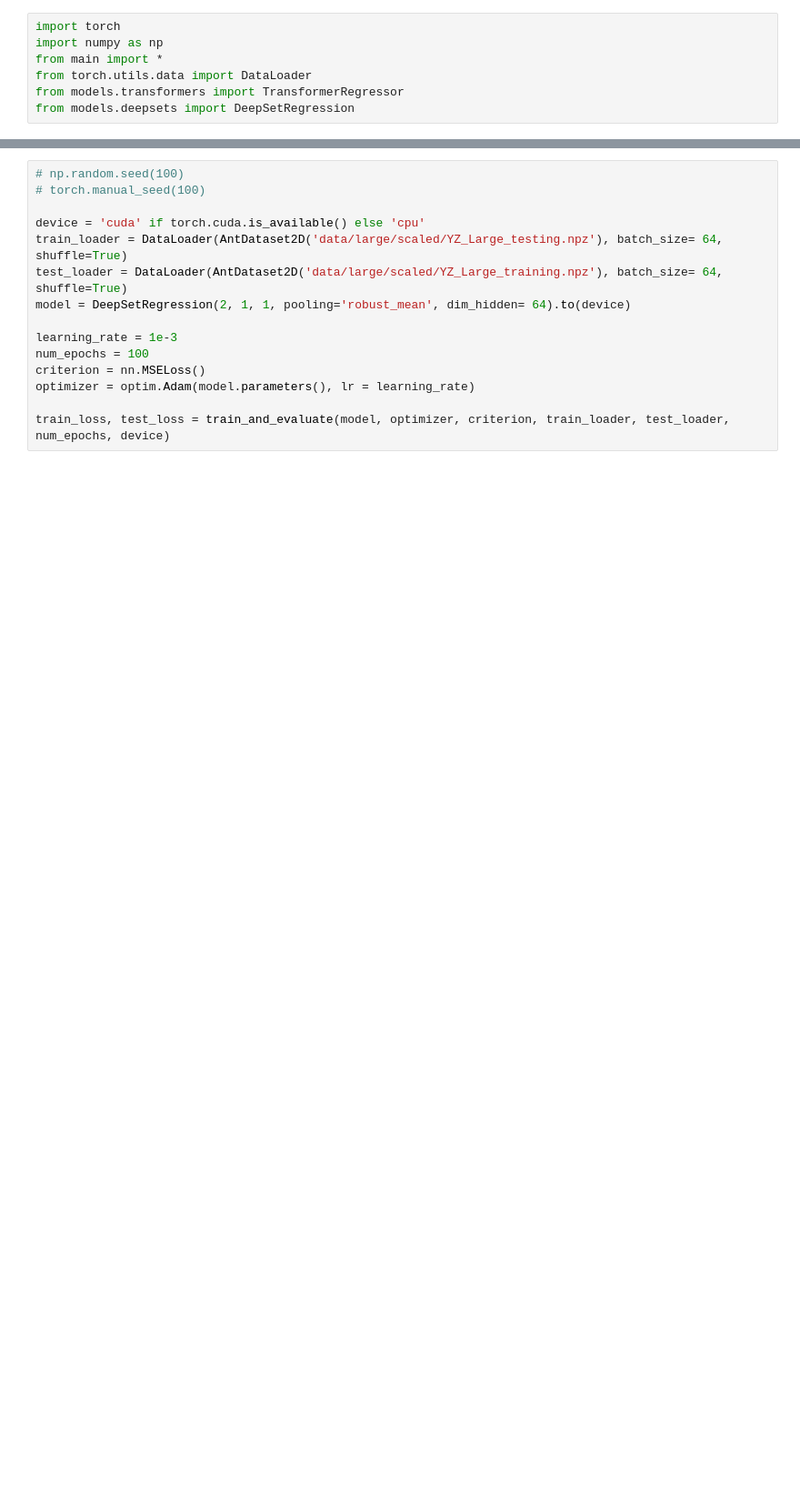
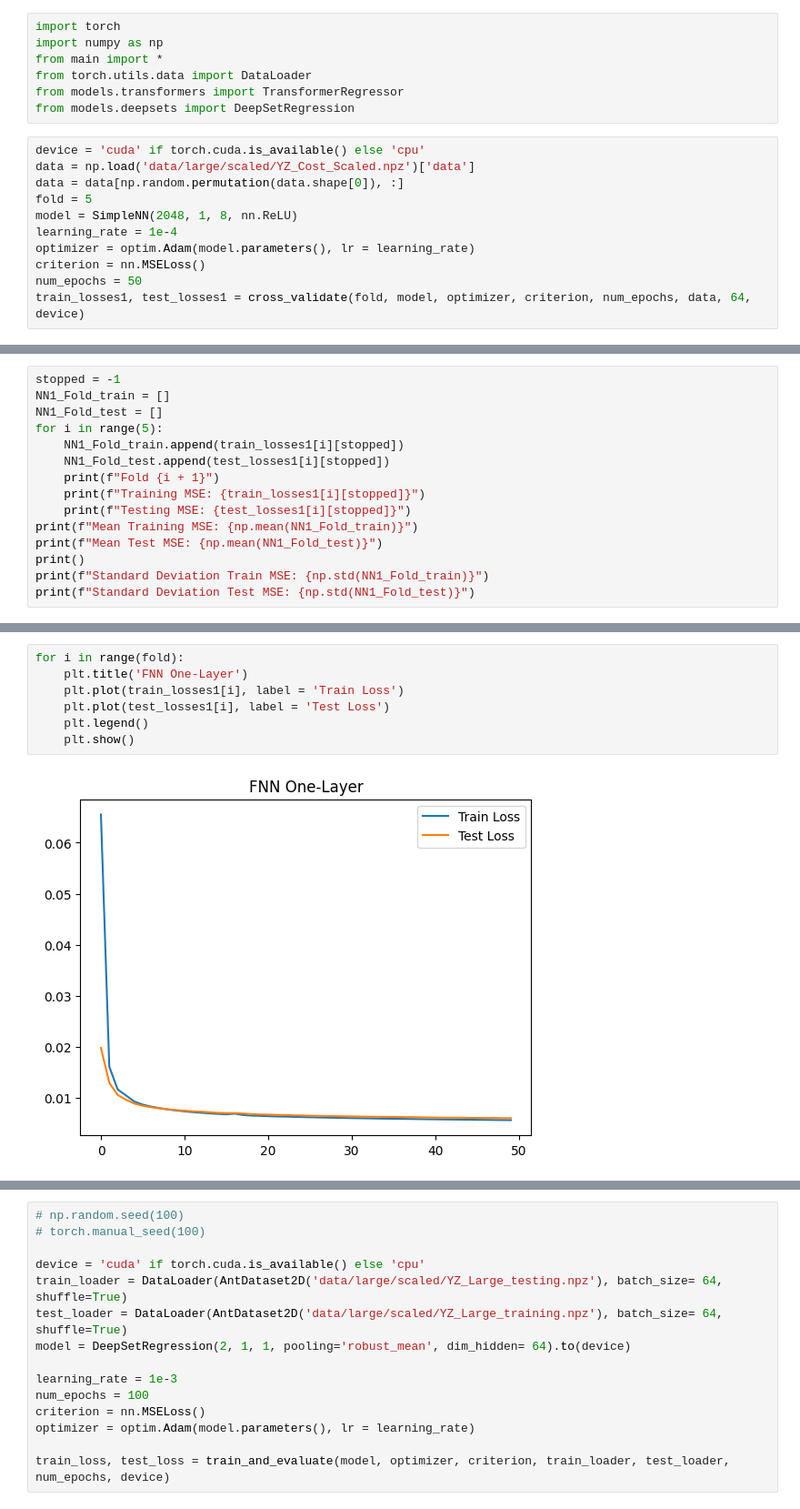
Before and after one commit to david5010/antenna_arrays, a Jupyter notebook: tests.ipynb, the cells around one changed output, grey strips where cells are left out. Shown: that part at 91% size. Drawn from its saved outputs; the diff is of its cells as text; blank space fills up the shorter version.

```diff
--- a/tests.ipynb
+++ b/tests.ipynb
@@ -5,3 +5,14 @@ from main import *
 from torch.utils.data import DataLoader
 from models.transformers import TransformerRegressor
 from models.deepsets import DeepSetRegression
+# %%
+device = 'cuda' if torch.cuda.is_available() else 'cpu'
+data = np.load('data/large/scaled/YZ_Cost_Scaled.npz')['data']
+data = data[np.random.permutation(data.shape[0]), :]
+fold = 5
+model = SimpleNN(2048, 1, 8, nn.ReLU)
+learning_rate = 1e-4
+optimizer = optim.Adam(model.parameters(), lr = learning_rate)
+criterion = nn.MSELoss()
+num_epochs = 50
+train_losses1, test_losses1 = cross_validate(fold, model, optimizer, criterion, num_epochs, data, 64, device)
@@ -7,0 +37,15 @@ from models.deepsets import DeepSetRegression
+# %%
+stopped = -1
+NN1_Fold_train = []
+NN1_Fold_test = []
+for i in range(5):
+    NN1_Fold_train.append(train_losses1[i][stopped])
+    NN1_Fold_test.append(test_losses1[i][stopped])
+    print(f"Fold {i + 1}")
+    print(f"Training MSE: {train_losses1[i][stopped]}")
+    print(f"Testing MSE: {test_losses1[i][stopped]}")
+print(f"Mean Training MSE: {np.mean(NN1_Fold_train)}")
+print(f"Mean Test MSE: {np.mean(NN1_Fold_test)}")
+print()
+print(f"Standard Deviation Train MSE: {np.std(NN1_Fold_train)}")
+print(f"Standard Deviation Test MSE: {np.std(NN1_Fold_test)}")
@@ -7,0 +73,9 @@ from models.deepsets import DeepSetRegression
+# %%
+for i in range(fold):
+    plt.title('FNN One-Layer')
+    plt.plot(train_losses1[i], label = 'Train Loss')
+    plt.plot(test_losses1[i], label = 'Test Loss')
+    plt.legend()
+    plt.show()
+# %% [output]
+[figure, added]
```
Also changed, not shown: parts of 6 cells of this notebook, 3 other files.
